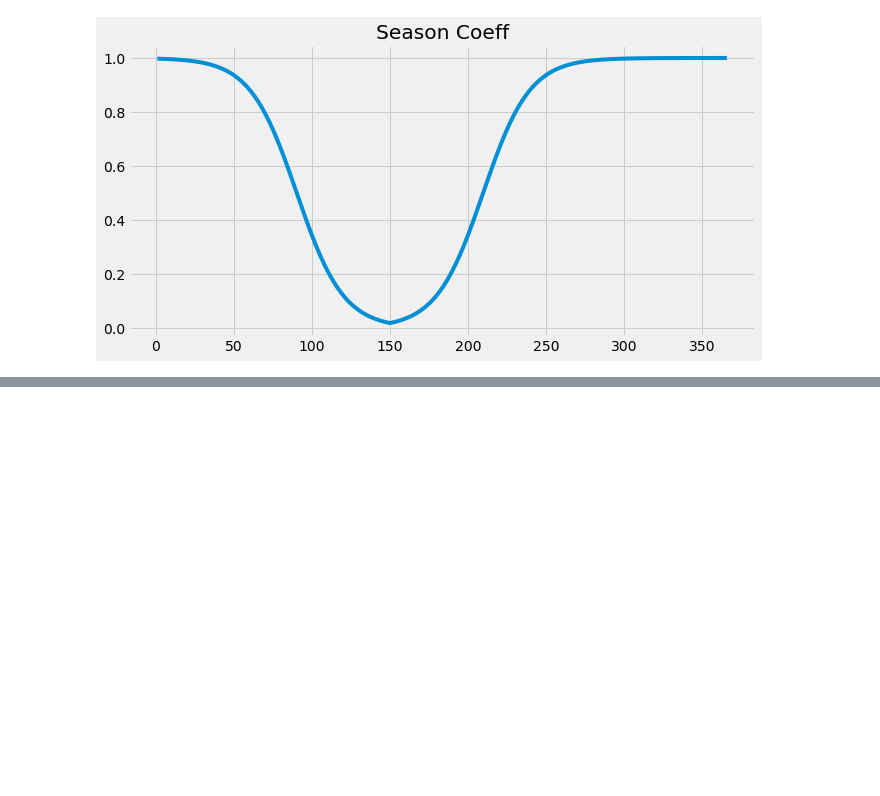
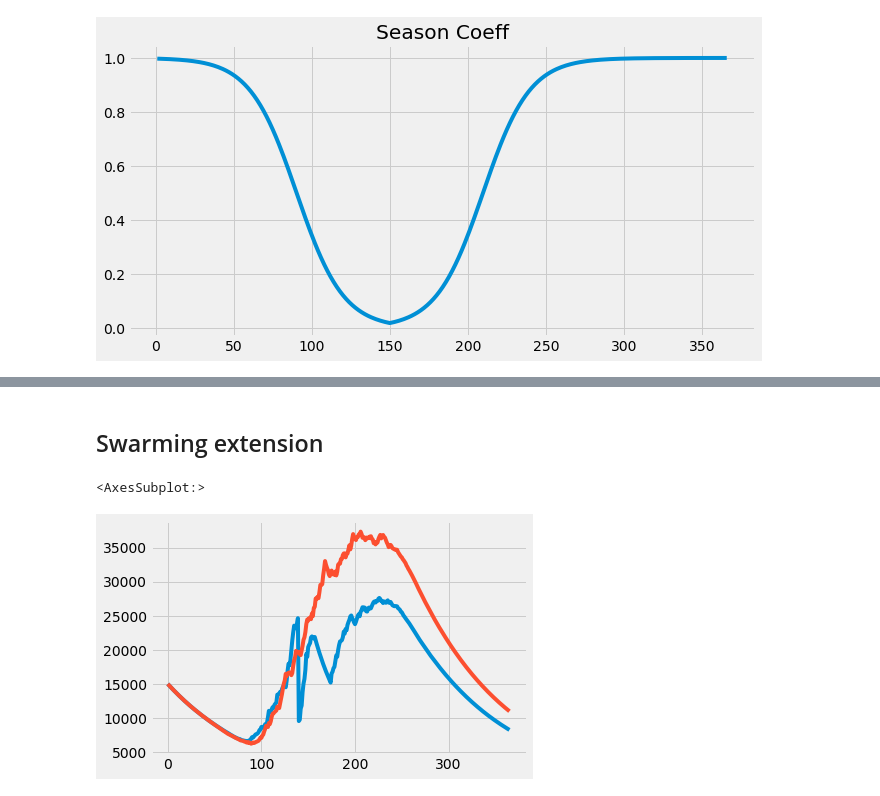
Before and after one commit to CharlieChanMeyer/HoPoMo, a Jupyter notebook: Equations.ipynb, the cells around one changed output, grey strips where cells are left out. Saved outputs shown, nothing was run; the diff lists cells and outputs as text; code cells hidden in the pictures; blank space fills up the shorter version.

```diff
--- a/Equations.ipynb
+++ b/Equations.ipynb
@@ -1068,0 +1058,2 @@ Text(0, 0.5, 'usage honey [cells / days]')
+# %% [markdown]
+## Swarming extension
@@ -1068,0 +1182,8 @@ Text(0, 0.5, 'usage honey [cells / days]')
+# %%
+res_swarming = Main(365, swarm= True)
+# %%
+res_swarming['BEESadult'].plot()
+res['BEESadult'].plot()
+# %% [output]
+<AxesSubplot:>
+[figure, added]
```
Also changed, not shown: parts of 26 cells of this notebook, 1 other file.
